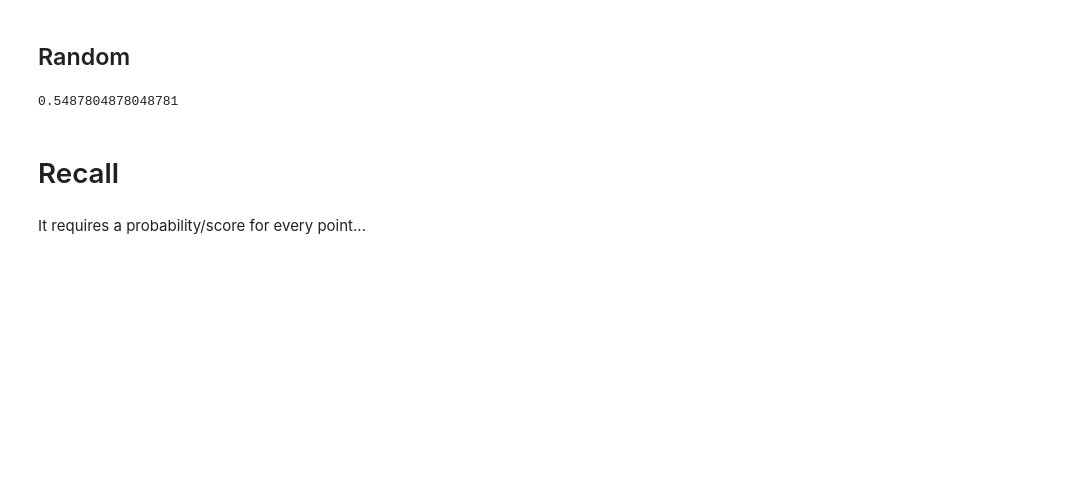
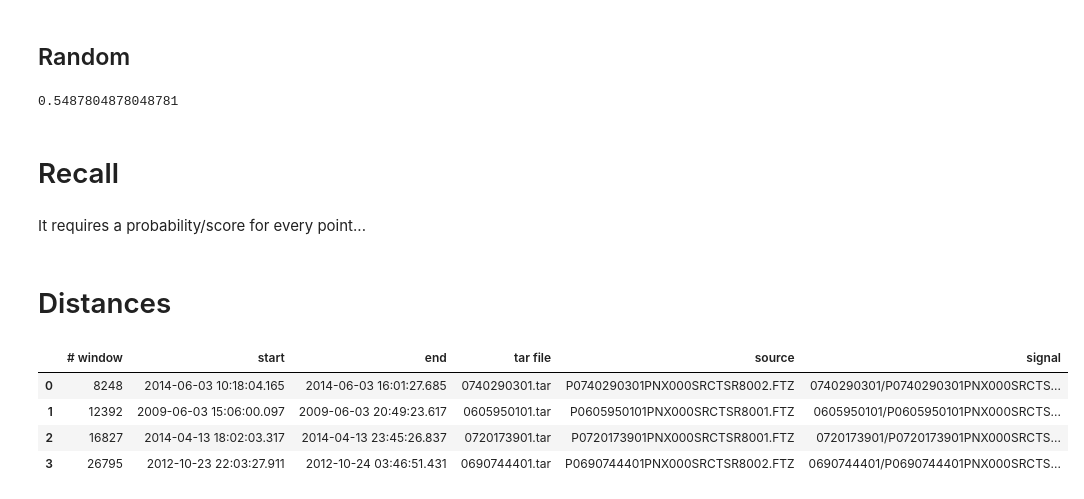
Before and after one commit to manuvazquez/VAEonXMM, a Jupyter notebook: experiments/labels.ipynb, the cells around one changed output. Saved outputs shown, nothing was run; the diff lists cells and outputs as text; code cells hidden in the pictures; blank space fills up the shorter version.

```diff
--- a/experiments/labels.ipynb
+++ b/experiments/labels.ipynb
@@ -160,3 +186,14 @@ It requires a probability/score for every point...
 # %%
 # vae_recall = interesting_df.index.isin(vae_selected_df.index).sum().item()
 # vae_recall
+# %% [markdown]
+# Distances
+# %%
+selected_df = pd.read_excel(res_dir / 'selected.xlsx')
+selected_df
+# %% [output]
+|  | # window | start | end | tar file | source | signal |
+| 0 | 8248 | 2014-06-03 10:18:04.165 | 2014-06-03 16:01:27.685 | 0740290301.tar | P0740290301PNX000SRCTSR8002.FTZ | 0740290301/P0740290301PNX000SRCTS... |
+| 1 | 12392 | 2009-06-03 15:06:00.097 | 2009-06-03 20:49:23.617 | 0605950101.tar | P0605950101PNX000SRCTSR8001.FTZ | 0605950101/P0605950101PNX000SRCTS... |
+| 2 | 16827 | 2014-04-13 18:02:03.317 | 2014-04-13 23:45:26.837 | 0720173901.tar | P0720173901PNX000SRCTSR8001.FTZ | 0720173901/P0720173901PNX000SRCTS... |
+| 3 | 26795 | 2012-10-23 22:03:27.911 | 2012-10-24 03:46:51.431 | 0690744401.tar | P0690744401PNX000SRCTSR8002.FTZ | 0690744401/P0690744401PNX000SRCTS... |
```
Also changed, not shown: parts of 28 cells of this notebook, 4 other files.
